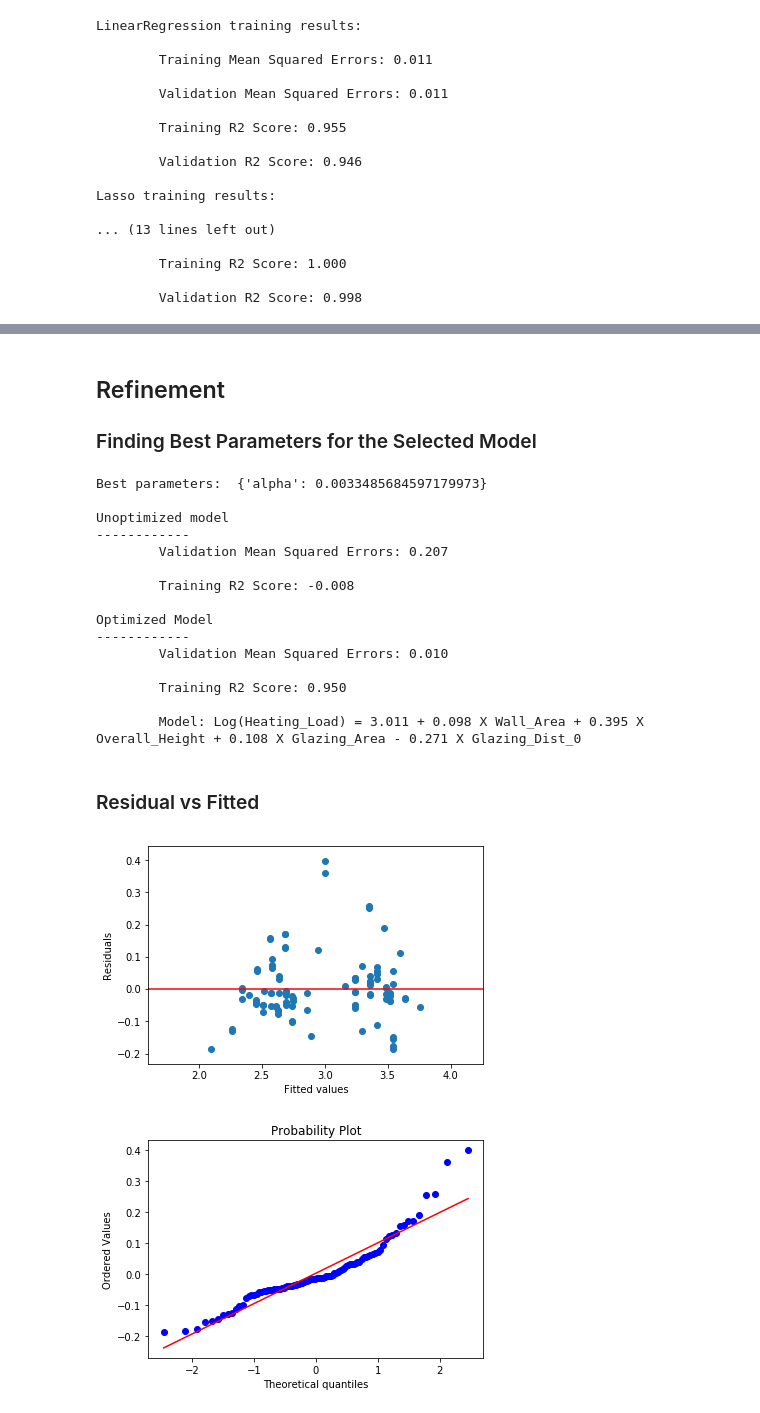
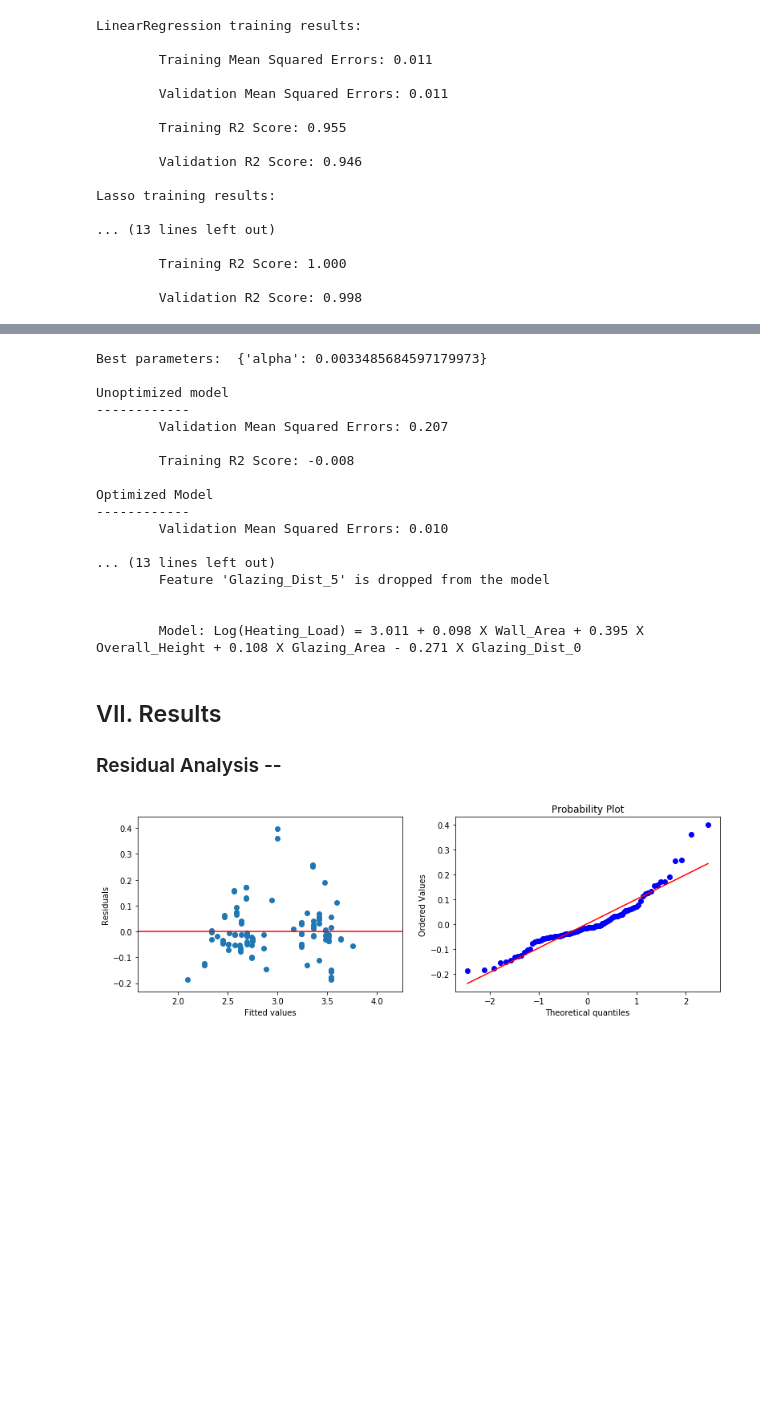
Before and after one commit to sammykyu/Energy-Efficiency-Prediction, a Jupyter notebook: HeatingLoadPrediction.ipynb, the cells around one changed output, grey strips where cells are left out. Drawn from its saved outputs; the diff is of its cells as text; code cells hidden in the pictures; blank space fills up the shorter version.

```diff
--- a/HeatingLoadPrediction.ipynb
+++ b/HeatingLoadPrediction.ipynb
@@ -195,6 +201,5 @@ x_train, x_val, y_train, y_val = train_test_split(x_train_val, y_train_val, test
 # %%
 from sklearn.metrics import mean_squared_error, r2_score
-from time import time
 
 def train_predict(learner, X_train, y_train, X_val, y_val):
     '''
@@ -209,21 +214,11 @@ def train_predict(learner, X_train, y_train, X_val, y_val):
     results = {}
 
     # Fit the learner to the training data
-    start = time() # Get start time
     learner = learner.fit(X_train, y_train)
-    end = time() # Get end time
-
-    # Calculate the training time
-    results['train_time'] = end - start
 
     # Get the predictions on the training and validation set,
-    start = time() # Get start time
     predictions_train = learner.predict(X_train)
     predictions_val = learner.predict(X_val)
-    end = time() # Get end time
-
-    # Calculate the total prediction time
-    results['pred_time'] = end - start
 
     # Compute mean squared errors on the validation and test set
     results['mse_train'] = mean_squared_error(y_train, predictions_train)
@@ -284,7 +300,3 @@ Log(Heating_Load) = 3.003
-# %% [markdown]
-## Refinement
-
-### Finding Best Parameters for the Selected Model
 # %%
 from sklearn.model_selection import RandomizedSearchCV
 from sklearn.metrics import make_scorer
@@ -301,17 +313,16 @@ def fine_tune_Lasso_model(X_train, y_train, X_val, y_val):
 
     # Initialize the classifier
     n_estimators = 10
-    clf = linear_model.Lasso(random_state=12)
+    rgs = linear_model.Lasso(random_state=12)
 
     # Create the parameters list
-    parameters = {'alpha': scipy.stats.expon(scale=0.02)
-                 }
+    parameters = {'alpha': scipy.stats.expon(scale=0.02)}
 
     # Make an r2_score scoring object
     scorer = make_scorer(r2_score)
 
-    # Perform randomized search on the classifier using 'scorer' as the scoring method and 10-folds cross validation
-    search_obj = RandomizedSearchCV(clf, param_distributions= parameters, scoring=scorer, cv=10,
+    # Perform randomized search on the regressor using 'scorer' as the scoring method and 10-folds cross validation
+    search_obj = RandomizedSearchCV(rgs, param_distributions= parameters, scoring=scorer, cv=10,
                                   n_jobs=-1, error_score=0, n_iter=1, random_state=12)
 
     # Fit the randomized search object to the training data and find the optimal parameters
@@ -320,11 +331,11 @@ def fine_tune_Lasso_model(X_train, y_train, X_val, y_val):
     print()
 
     # Get the estimator
-    best_clf = search_fit.best_estimator_
+    best_rgs = search_fit.best_estimator_
 
     # Make predictions using the unoptimized and optimized model
-    predictions = (clf.fit(X_train, y_train)).predict(X_val)
-    best_predictions = best_clf.predict(X_val)
+    predictions = (rgs.fit(X_train, y_train)).predict(X_val)
+    best_predictions = best_rgs.predict(X_val)
 
     # Report the before-and-afterscores
     print("Unoptimized model\n------------")
@@ -333,14 +344,13 @@ def fine_tune_Lasso_model(X_train, y_train, X_val, y_val):
     print("\nOptimized Model\n------------")
     print("\tValidation Mean Squared Errors: {0:.3f}".format(mean_squared_error(y_val, best_predictions)))
     print("\n\tTraining R2 Score: {0:.3f}".format(r2_score(y_val, best_predictions)))
-    #print("\nIntercept in model: {0:.3f}".format(best_clf.intercept_))
-    #print("Coefficients in model: {}".format(best_clf.coef_.round(3)))
-    formula = GetRegressionModelFormula(outputColName, featureColNames, round(best_clf.intercept_, 3), best_clf.coef_.round(3))
+    print()
+    formula = Helper.GetRegressionModelFormula(outputColName, featureColNames, round(best_rgs.intercept_, 3), best_rgs.coef_.round(3))
     print("\n\tModel: {}".format(formula))
 
-    return best_clf
+    return best_rgs
 
-best_clf = fine_tune_Lasso_model(x_train, y_train, x_val, y_val)
+best_rgs = fine_tune_Lasso_model(x_train, y_train, x_val, y_val)
 # %% [output]
 Best parameters:  {'alpha': 0.0033485684597179973}
 
@@ -354,33 +364,16 @@ Optimized Model
 ------------
         Validation Mean Squared Errors: 0.010
 
-        Training R2 Score: 0.950
+... (13 lines left out)
+        Feature 'Glazing_Dist_5' is dropped from the model
+
 
         Model: Log(Heating_Load) = 3.011 + 0.098 X Wall_Area + 0.395 X Overall_Height + 0.108 X Glazing_Area - 0.271 X Glazing_Dist_0
-# %% [markdown]
-### Residual vs Fitted
-# %%
-# Plot residuals vs fitted
-
-fitted = best_clf.predict(x_val)
-residuals = y_val - fitted
-x_start = fitted.min() - 0.5
-x_End = fitted.max() + 0.5
-y_End = residuals.max()
-plt.scatter(x = fitted, y = residuals)
-plt.plot([x_start, x_End], [0, 0], 'k-', color = 'r')
-plt.xlim(x_start, x_End)
-#plt.ylim(0, lineEnd)
-plt.xlabel("Fitted values")
-plt.ylabel("Residuals")
-plt.show()
-
-import pylab
-import scipy.stats as stats
-
-
-stats.probplot(residuals, dist="norm", plot=pylab)
-pylab.show()
-# %% [output]
-[figure, removed]
-[figure, removed]
+# %% [markdown]
+## VII. Results
+
+### Residual Analysis --
+# %%
+Helper.ModelPerformancePlots(best_rgs, x_val, y_val)
+# %% [output]
+[figure, added]
```
Also changed, not shown: parts of 21 cells of this notebook, 1 other file.
